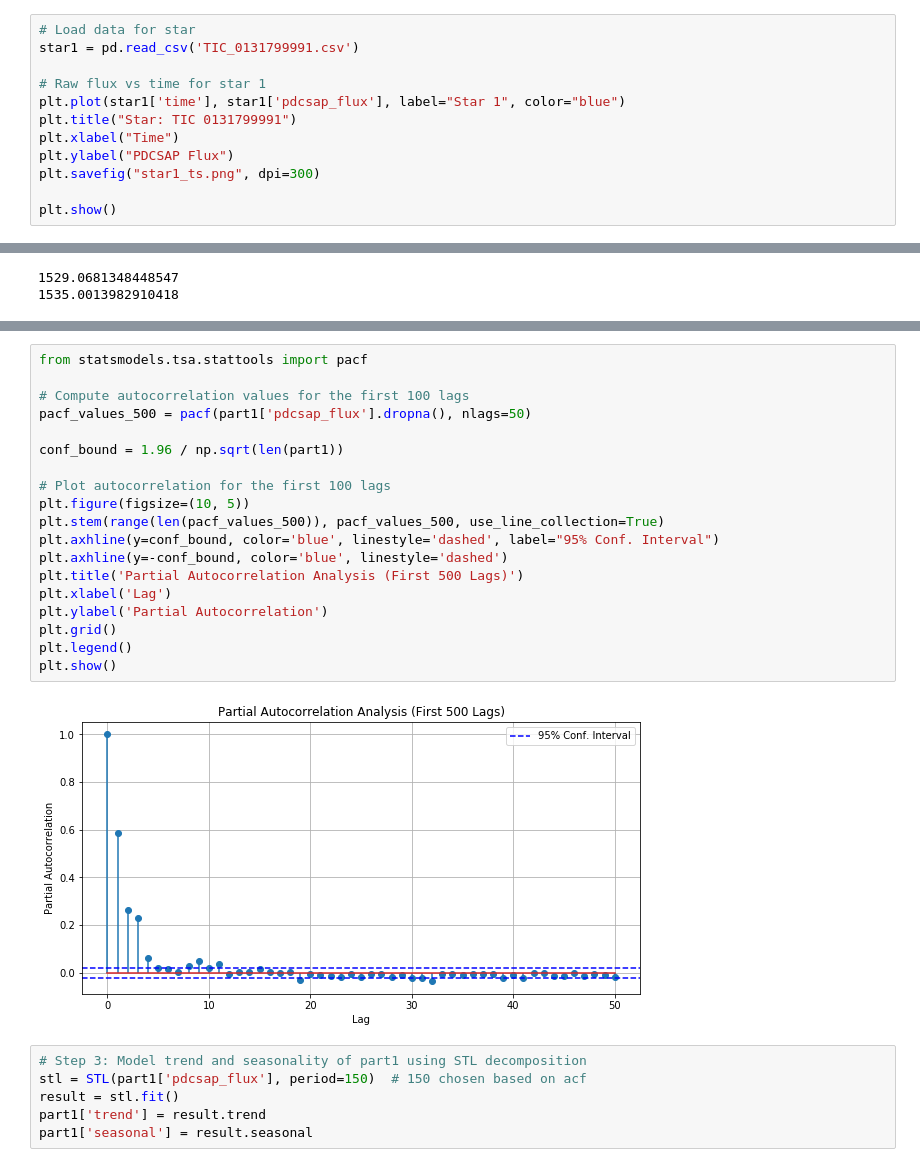
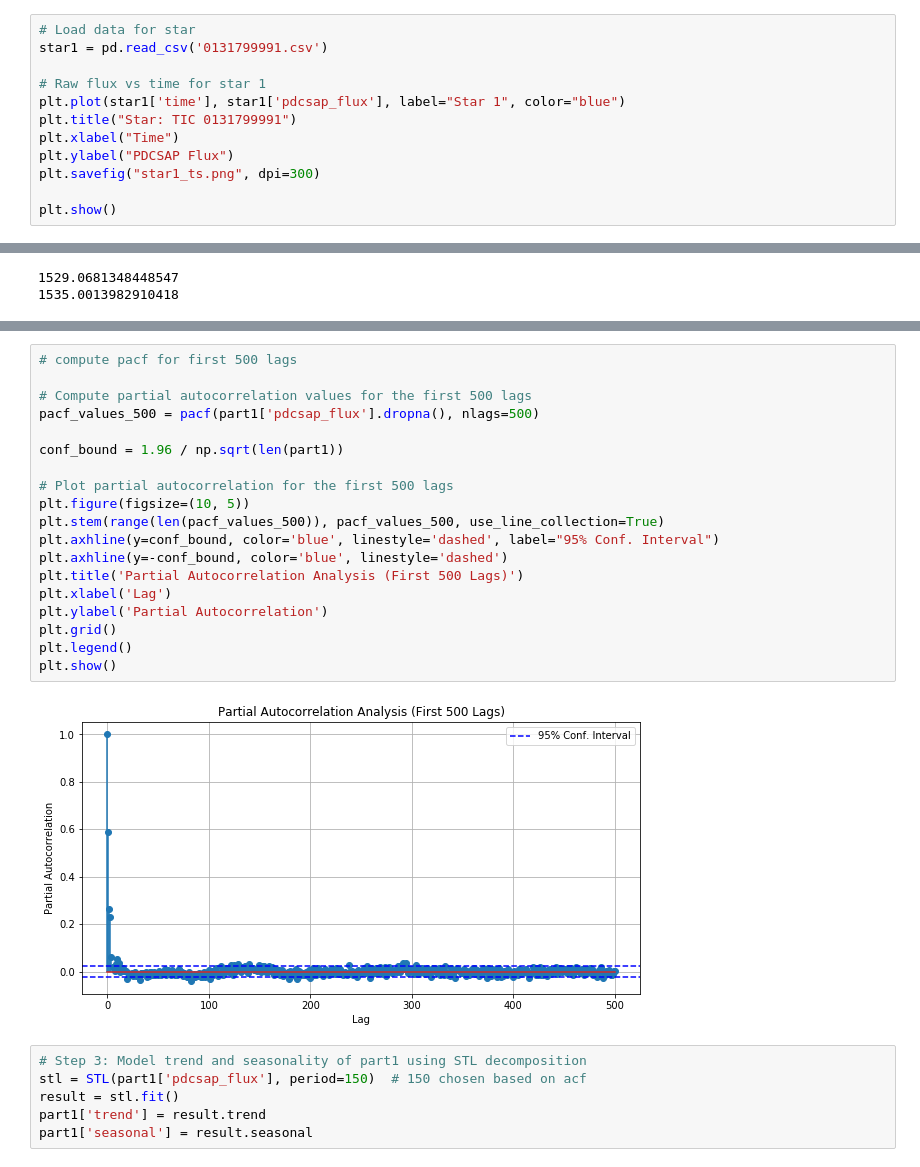
Before and after one commit to dikshasen24/Stellar-Series, a Jupyter notebook: Scripts/01_EDA.ipynb, the cells around one changed output, grey strips where cells are left out. Cells and saved outputs as stored; diff of their text form.

```diff
--- a/Scripts/01_EDA.ipynb
+++ b/Scripts/01_EDA.ipynb
@@ -12,7 +16,7 @@ from statsmodels.tsa.seasonal import STL
 from sklearn.linear_model import LinearRegression
 # %%
 # Load data for star
-star1 = pd.read_csv('TIC_0131799991.csv')
+star1 = pd.read_csv('0131799991.csv')
 
 # Raw flux vs time for star 1
 plt.plot(star1['time'], star1['pdcsap_flux'], label="Star 1", color="blue")
@@ -86,26 +89,26 @@ plt.show()
 # %% [output]
 [figure]
 # %%
-from statsmodels.tsa.stattools import pacf
+# compute pacf for first 500 lags
 
-# Compute autocorrelation values for the first 100 lags
-pacf_values_500 = pacf(part1['pdcsap_flux'].dropna(), nlags=50)
+# Compute partial autocorrelation values for the first 500 lags
+pacf_values_500 = pacf(part1['pdcsap_flux'].dropna(), nlags=500)
 
 conf_bound = 1.96 / np.sqrt(len(part1))
 
-# Plot autocorrelation for the first 100 lags
+# Plot partial autocorrelation for the first 500 lags
 plt.figure(figsize=(10, 5))
 plt.stem(range(len(pacf_values_500)), pacf_values_500, use_line_collection=True)
 plt.axhline(y=conf_bound, color='blue', linestyle='dashed', label="95% Conf. Interval")
 plt.axhline(y=-conf_bound, color='blue', linestyle='dashed')
 plt.title('Partial Autocorrelation Analysis (First 500 Lags)')
 plt.xlabel('Lag')
 plt.ylabel('Partial Autocorrelation')
 plt.grid()
 plt.legend()
 plt.show()
 # %% [output]
-[figure, old version]
+[figure, new version]
 # %%
 # Step 3: Model trend and seasonality of part1 using STL decomposition
 stl = STL(part1['pdcsap_flux'], period=150)  # 150 chosen based on acf
```
Also changed, not shown: parts of 6 cells of this notebook, 3 other files.
